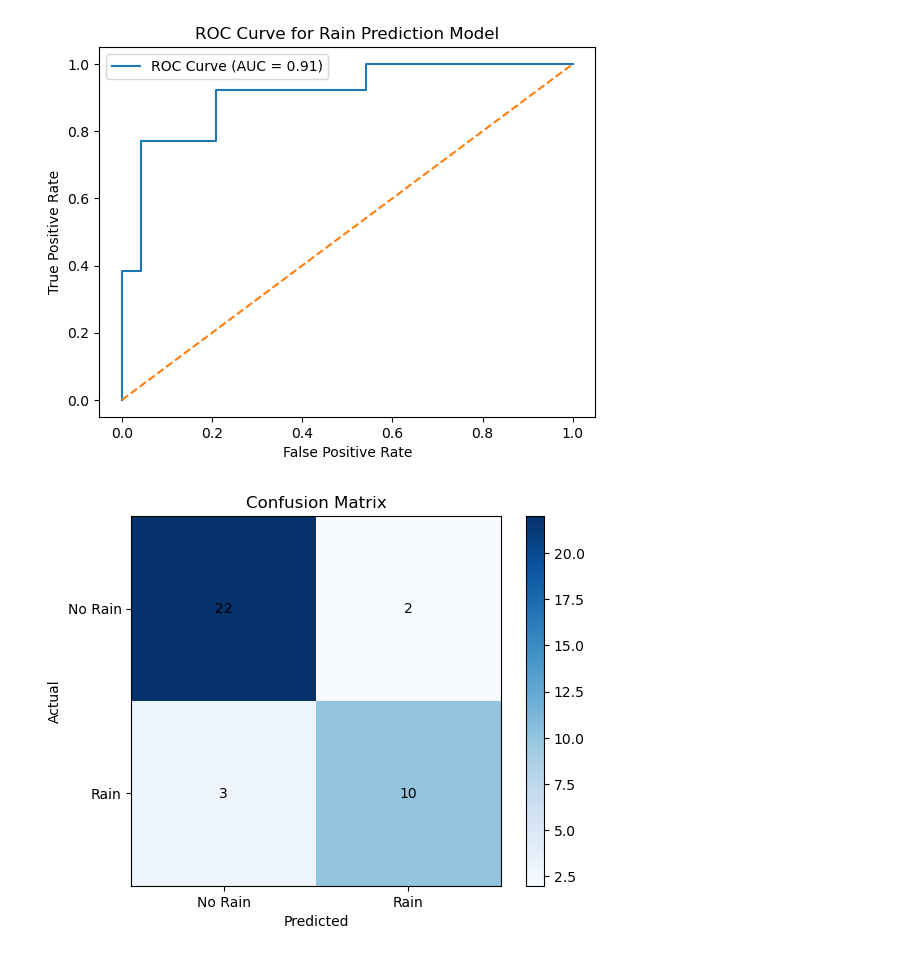
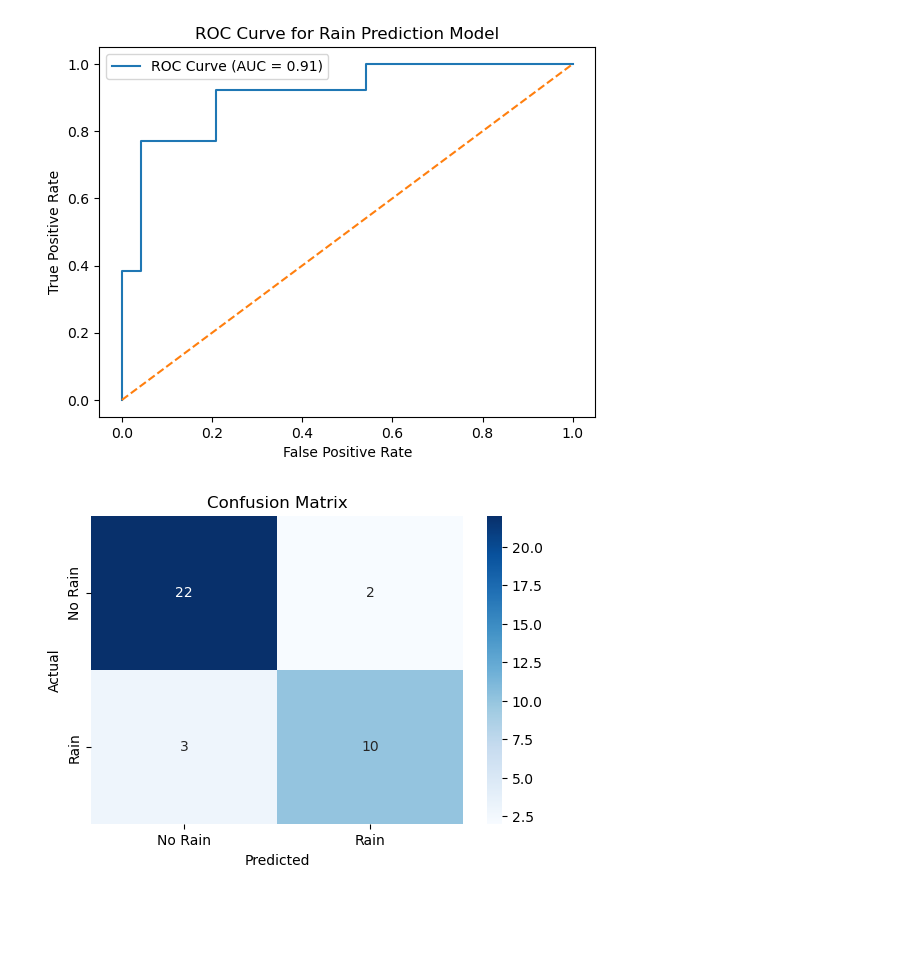
Before and after one commit to ar3lyy/DataScienceFinalProject, a Jupyter notebook: RainPredictionModel.ipynb, the cells around one changed output. Drawn from its saved outputs; the diff is of its cells as text; code cells hidden in the pictures; blank space fills up the shorter version.

```diff
--- a/RainPredictionModel.ipynb
+++ b/RainPredictionModel.ipynb
@@ -5,10 +8,9 @@ import numpy as np
 # load both weather datasets
 # Open-Meteo gives hourly weather data like temperature, humidity, rain, wind, gusts, and dew point
 # Meteostat gives daily pressure, which we are adding because pressure is related to rainfall
+open_meteo = pd.read_csv('open-meteo.csv')
+meteostat = pd.read_csv('meteostat.csv')
 
-open_meteo = pd.read_csv("open-meteo.csv", skiprows=3)
-meteostat = pd.read_csv("meteostat.csv")
-
-display(open_meteo.head())
+open_meteo.head()
 # %% [output]
 |  | time | temperature_2m (°C) | relative_humidity_2m (%) | rain (mm) | wind_speed_10m (km/h) | ... |
@@ -373,27 +323,23 @@ plt.show()
 # %%
 
 
 # compute confusion matrix
 cm = confusion_matrix(y_test, y_pred)
 
-# plot it
-plt.imshow(cm, cmap='Blues')
-plt.colorbar()
+# plot using seaborn
+plt.figure(figsize=(6,4))
+sns.heatmap(
+    cm,
+    annot=True,              # show numbers
+    fmt="d",                 # integer format
+    cmap="Blues",
+    xticklabels=["No Rain", "Rain"],
+    yticklabels=["No Rain", "Rain"]
+)
 
-# labels
 plt.xlabel("Predicted")
 plt.ylabel("Actual")
 plt.title("Confusion Matrix")
-
-# add numbers inside boxes
-for i in range(len(cm)):
-    for j in range(len(cm[0])):
-        plt.text(j, i, cm[i, j], ha='center', va='center', color='black')
-
-# tick labels
-plt.xticks([0,1], ["No Rain", "Rain"])
-plt.yticks([0,1], ["No Rain", "Rain"])
-
 plt.show()
 # %% [output]
-[figure, old version]
+[figure, new version]
```
Also changed, not shown: parts of 13 cells of this notebook.
